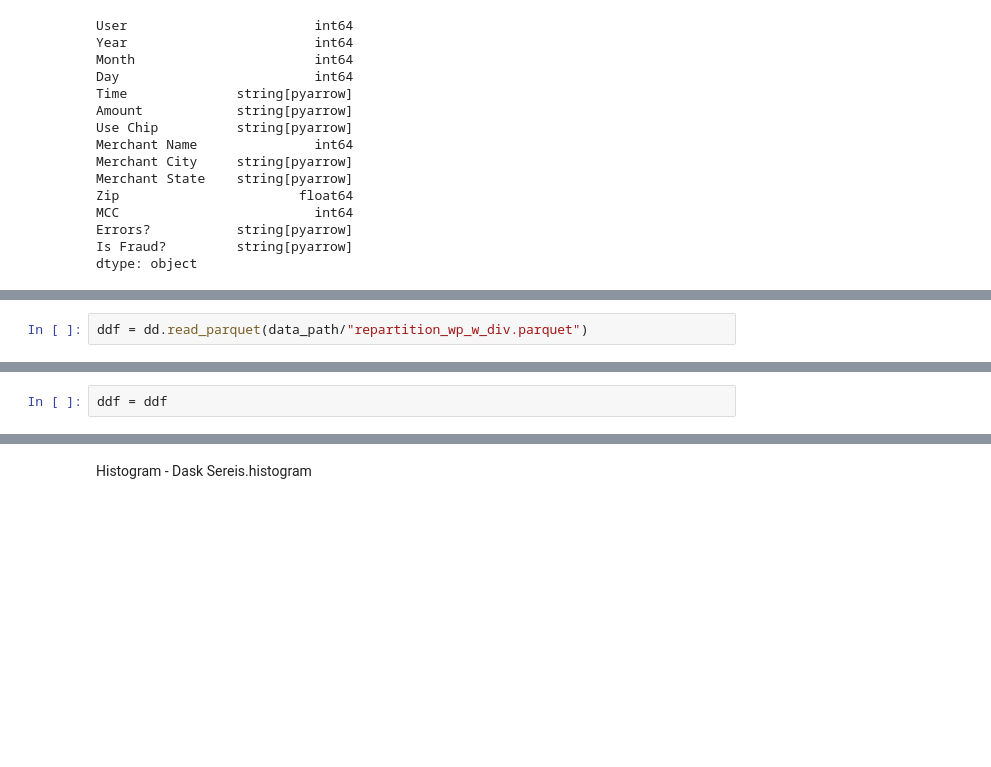
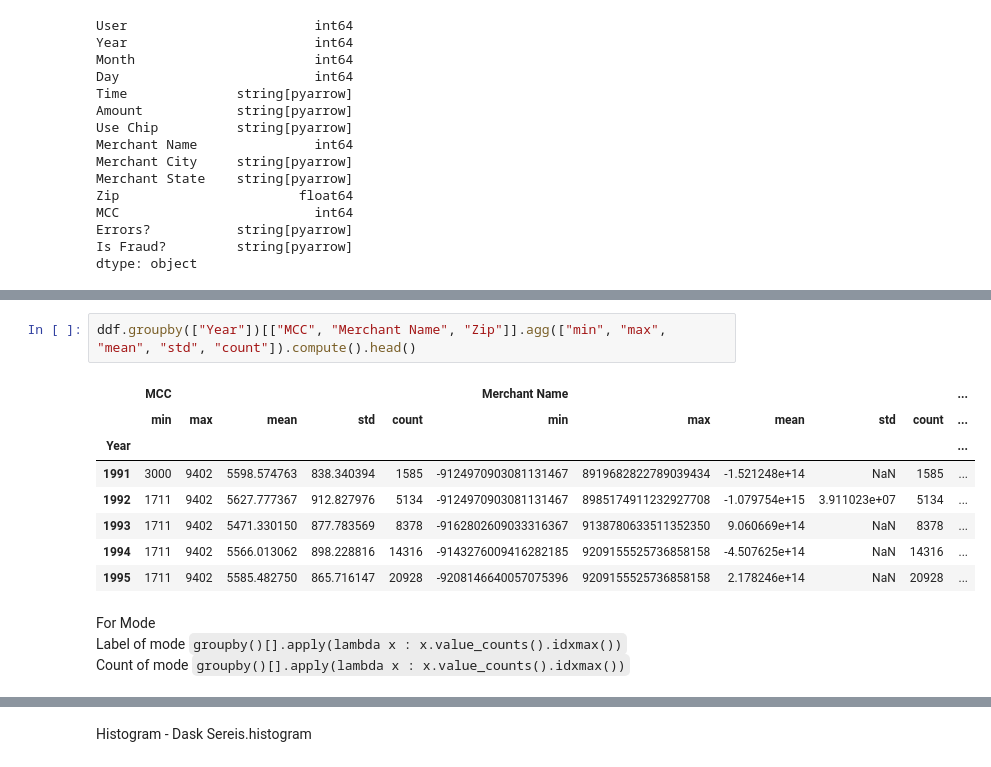
Before and after one commit to pbdanny/PythonProject, a Jupyter notebook: Dask/notebook/dask_cluster_compute.ipynb, the cells around one changed output, grey strips where cells are left out. Drawn from its saved outputs; the diff is of its cells as text; blank space fills up the shorter version.

Commit message:
update groupby agg

```diff
--- a/Dask/notebook/dask_cluster_compute.ipynb
+++ b/Dask/notebook/dask_cluster_compute.ipynb
@@ -95,2 +56,0 @@ yr_cnt.result()
-# %%
-ddf = dd.read_parquet(data_path/"repartition_wp_w_div.parquet")
@@ -160,2 +56,0 @@ dtype: int64
-# %%
-ddf = ddf
@@ -392,0 +115,15 @@ ddf.amount.between(*amt_range).sum().compute()
+# %%
+ddf.groupby(["Year"])[["MCC", "Merchant Name", "Zip"]].agg(["min", "max", "mean", "std", "count"]).compute().head()
+# %% [output]
+|  | MCC |  |  |  |  | Merchant Name |  |  |  |  | ... |
+|  | min | max | mean | std | count | min | max | mean | std | count | ... |
+| Year |  |  |  |  |  |  |  |  |  |  | ... |
+| 1991 | 3000 | 9402 | 5598.574763 | 838.340394 | 1585 | -9124970903081131467 | 8919682822789039434 | -1.521248e+14 | NaN | 1585 | ... |
+| 1992 | 1711 | 9402 | 5627.777367 | 912.827976 | 5134 | -9124970903081131467 | 8985174911232927708 | -1.079754e+15 | 3.911023e+07 | 5134 | ... |
+| 1993 | 1711 | 9402 | 5471.330150 | 877.783569 | 8378 | -9162802609033316367 | 9138780633511352350 | 9.060669e+14 | NaN | 8378 | ... |
+| 1994 | 1711 | 9402 | 5566.013062 | 898.228816 | 14316 | -9143276009416282185 | 9209155525736858158 | -4.507625e+14 | NaN | 14316 | ... |
+| 1995 | 1711 | 9402 | 5585.482750 | 865.716147 | 20928 | -9208146640057075396 | 9209155525736858158 | 2.178246e+14 | NaN | 20928 | ... |
+# %% [markdown]
+For Mode
+Label of mode `groupby()[].apply(lambda x : x.value_counts().idxmax())`
+Count of mode `groupby()[].apply(lambda x : x.value_counts().idxmax())`
```
Also changed, not shown: parts of 58 cells of this notebook.
